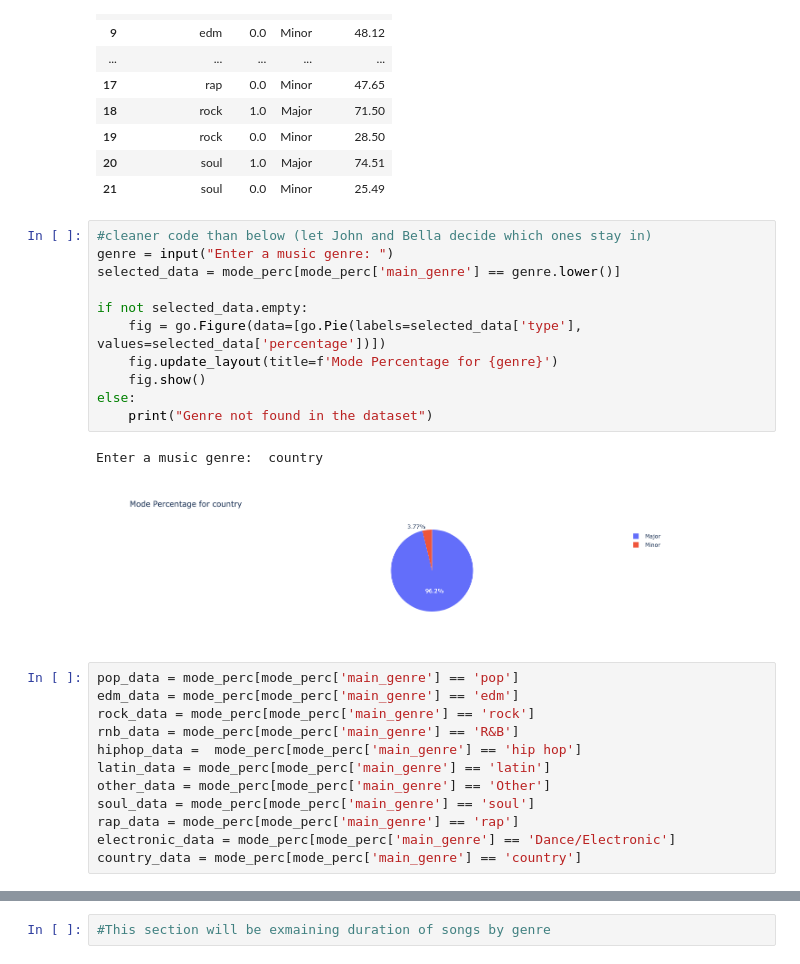
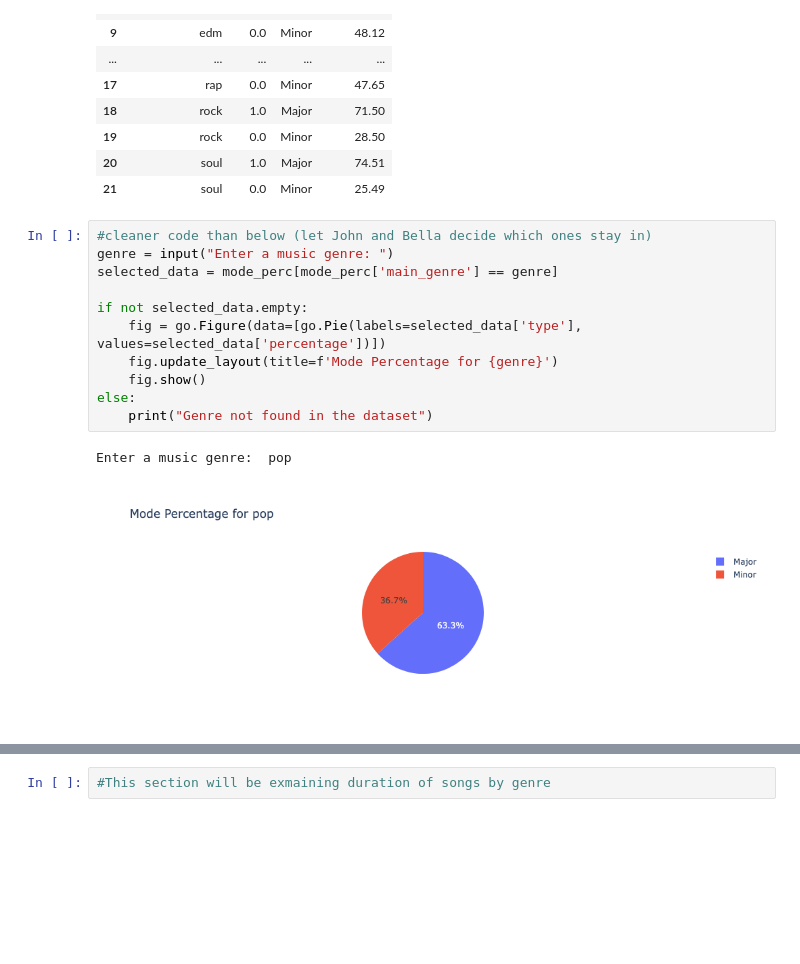
Before and after one commit to tmartabano/Project-for-Data-Munging, a Jupyter notebook: Final_Project_Data(new).ipynb, the cells around one changed output, grey strips where cells are left out. Saved outputs shown, nothing was run; the diff lists cells and outputs as text; blank space fills up the shorter version.

Commit message:
cleaned up the doc removed unwanted visuals and reorganzied
Co-Authored-By: isabellaposchmann <150365844+isabellaposchmann@users.noreply.github.com>

```diff
--- a/Final_Project_Data(new).ipynb
+++ b/Final_Project_Data(new).ipynb
@@ -458,29 +452,17 @@ mode_perc
 # %%
 #cleaner code than below (let John and Bella decide which ones stay in)
 genre = input("Enter a music genre: ")
-selected_data = mode_perc[mode_perc['main_genre'] == genre.lower()]
+selected_data = mode_perc[mode_perc['main_genre'] == genre]
 
 if not selected_data.empty:
     fig = go.Figure(data=[go.Pie(labels=selected_data['type'], values=selected_data['percentage'])])
     fig.update_layout(title=f'Mode Percentage for {genre}')
     fig.show()
 else:
     print("Genre not found in the dataset")
 # %% [output]
-Enter a music genre:  country
+Enter a music genre:  pop
-[figure, old version]
+[figure, new version]
-# %%
-pop_data = mode_perc[mode_perc['main_genre'] == 'pop']
-edm_data = mode_perc[mode_perc['main_genre'] == 'edm']
-rock_data = mode_perc[mode_perc['main_genre'] == 'rock']
-rnb_data = mode_perc[mode_perc['main_genre'] == 'R&B']
-hiphop_data =  mode_perc[mode_perc['main_genre'] == 'hip hop']
-latin_data = mode_perc[mode_perc['main_genre'] == 'latin']
-other_data = mode_perc[mode_perc['main_genre'] == 'Other']
-soul_data = mode_perc[mode_perc['main_genre'] == 'soul']
-rap_data = mode_perc[mode_perc['main_genre'] == 'rap']
-electronic_data = mode_perc[mode_perc['main_genre'] == 'Dance/Electronic']
-country_data = mode_perc[mode_perc['main_genre'] == 'country']
 # %%
 import plotly.graph_objects as go
 
```
Also changed, not shown: parts of 36 cells of this notebook, 1 other file.
